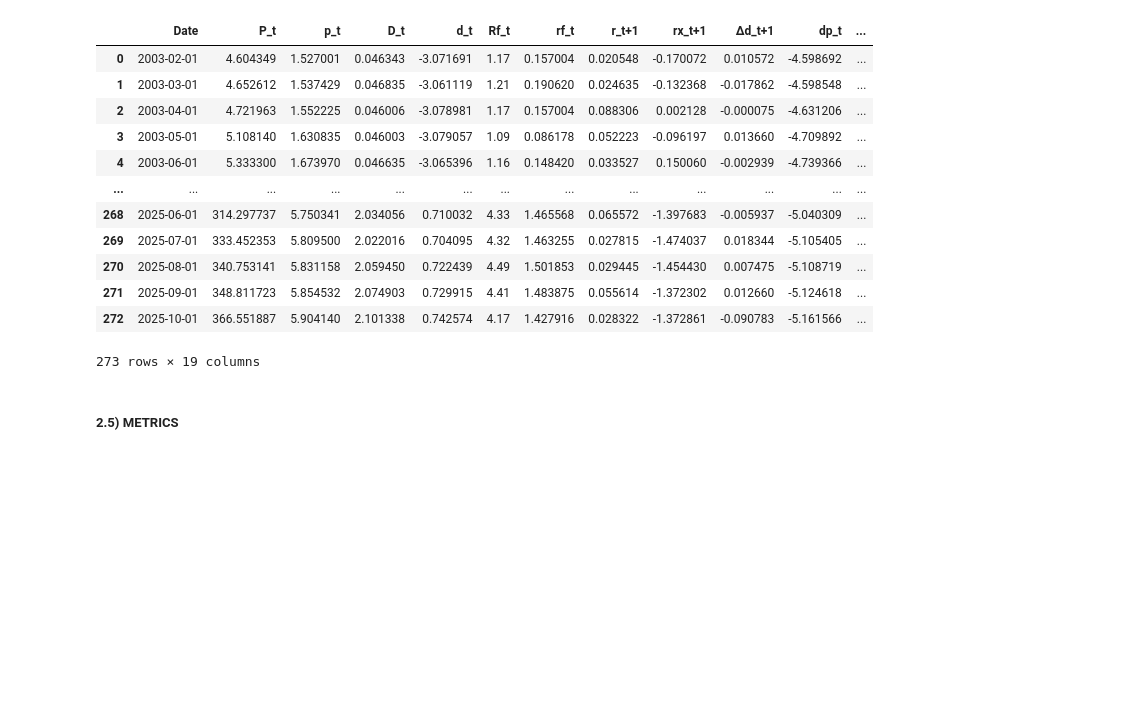
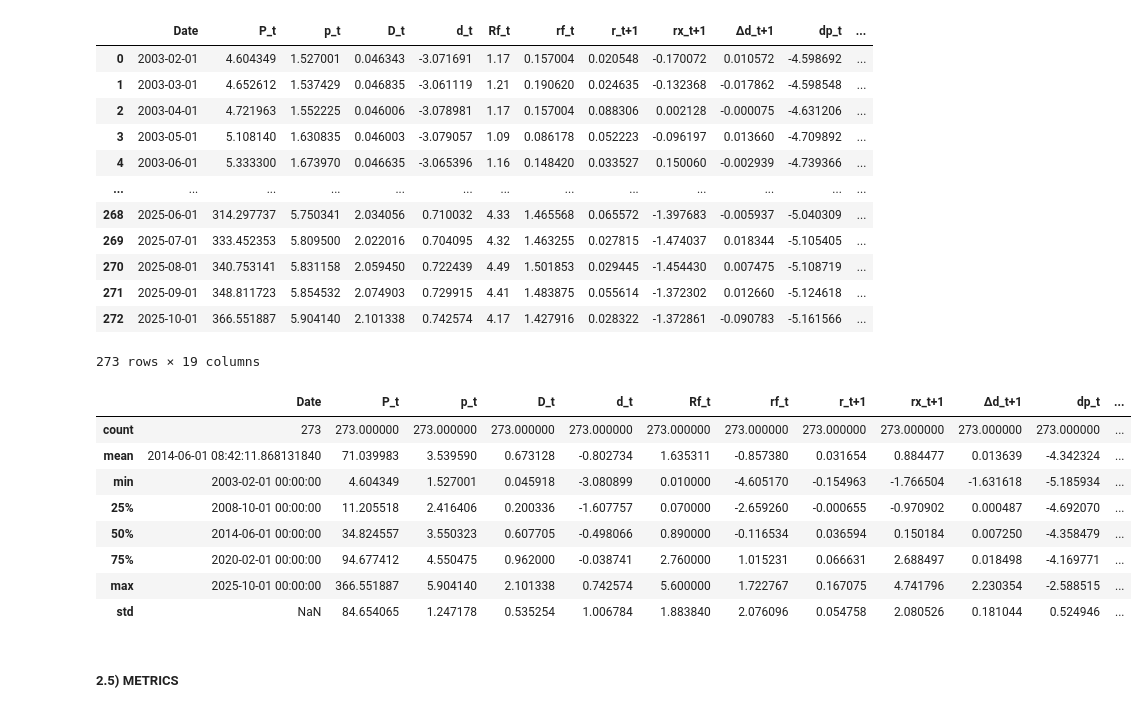
Before and after one commit to EliaLand/Martingale_FVM_AssetPricing, a Jupyter notebook: Part 2/main_FVM_upgraded.ipynb, the cells around one changed output. Cells and saved outputs as stored; diff of their text form; code cells hidden in the pictures; blank space fills up the shorter version.

Commit message:
summary stat

```diff
--- a/Part 2/main_FVM_upgraded.ipynb
+++ b/Part 2/main_FVM_upgraded.ipynb
@@ -418,6 +418,19 @@ monthly_fitted_df
 | 271 | 2025-09-01 | 348.811723 | 5.854532 | 2.074903 | 0.729915 | 4.41 | 1.483875 | 0.055614 | -1.372302 | 0.012660 | -5.124618 | ... |
 | 272 | 2025-10-01 | 366.551887 | 5.904140 | 2.101338 | 0.742574 | 4.17 | 1.427916 | 0.028322 | -1.372861 | -0.090783 | -5.161566 | ... |
 273 rows × 19 columns
+# %%
+# Summary Statistics
+monthly_fitted_df.describe()
+# %% [output]
+|  | Date | P_t | p_t | D_t | d_t | Rf_t | rf_t | r_t+1 | rx_t+1 | Δd_t+1 | dp_t | ... |
+| count | 273 | 273.000000 | 273.000000 | 273.000000 | 273.000000 | 273.000000 | 273.000000 | 273.000000 | 273.000000 | 273.000000 | 273.000000 | ... |
+| mean | 2014-06-01 08:42:11.868131840 | 71.039983 | 3.539590 | 0.673128 | -0.802734 | 1.635311 | -0.857380 | 0.031654 | 0.884477 | 0.013639 | -4.342324 | ... |
+| min | 2003-02-01 00:00:00 | 4.604349 | 1.527001 | 0.045918 | -3.080899 | 0.010000 | -4.605170 | -0.154963 | -1.766504 | -1.631618 | -5.185934 | ... |
+| 25% | 2008-10-01 00:00:00 | 11.205518 | 2.416406 | 0.200336 | -1.607757 | 0.070000 | -2.659260 | -0.000655 | -0.970902 | 0.000487 | -4.692070 | ... |
+| 50% | 2014-06-01 00:00:00 | 34.824557 | 3.550323 | 0.607705 | -0.498066 | 0.890000 | -0.116534 | 0.036594 | 0.150184 | 0.007250 | -4.358479 | ... |
+| 75% | 2020-02-01 00:00:00 | 94.677412 | 4.550475 | 0.962000 | -0.038741 | 2.760000 | 1.015231 | 0.066631 | 2.688497 | 0.018498 | -4.169771 | ... |
+| max | 2025-10-01 00:00:00 | 366.551887 | 5.904140 | 2.101338 | 0.742574 | 5.600000 | 1.722767 | 0.167075 | 4.741796 | 2.230354 | -2.588515 | ... |
+| std | NaN | 84.654065 | 1.247178 | 0.535254 | 1.006784 | 1.883840 | 2.076096 | 0.054758 | 2.080526 | 0.181044 | 0.524946 | ... |
 # %% [markdown]
 ##### **2.5) METRICS**
 # %%
```
